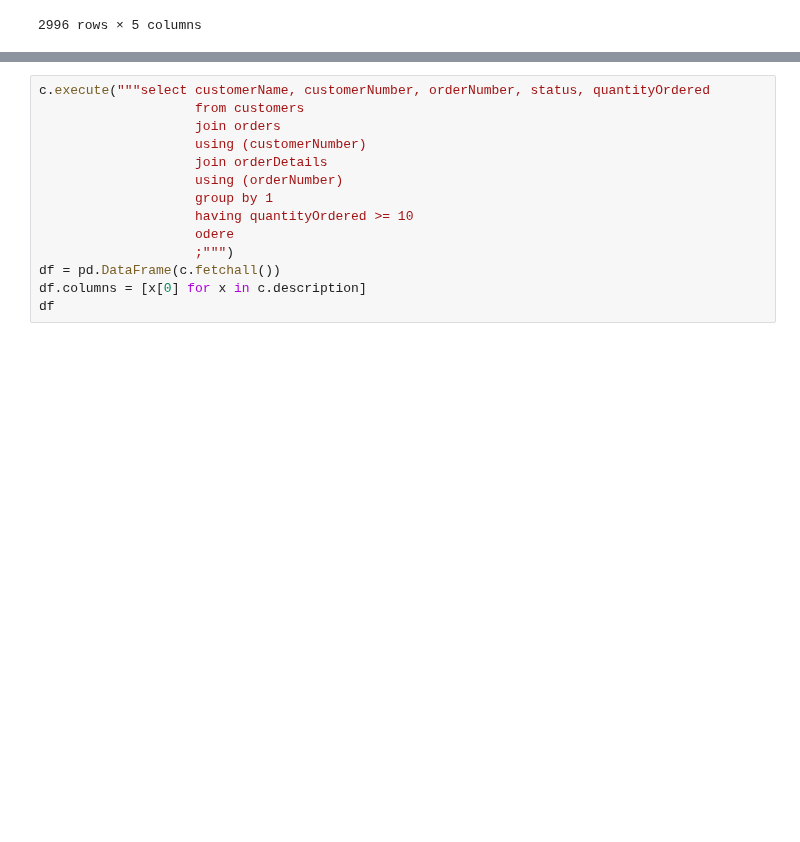
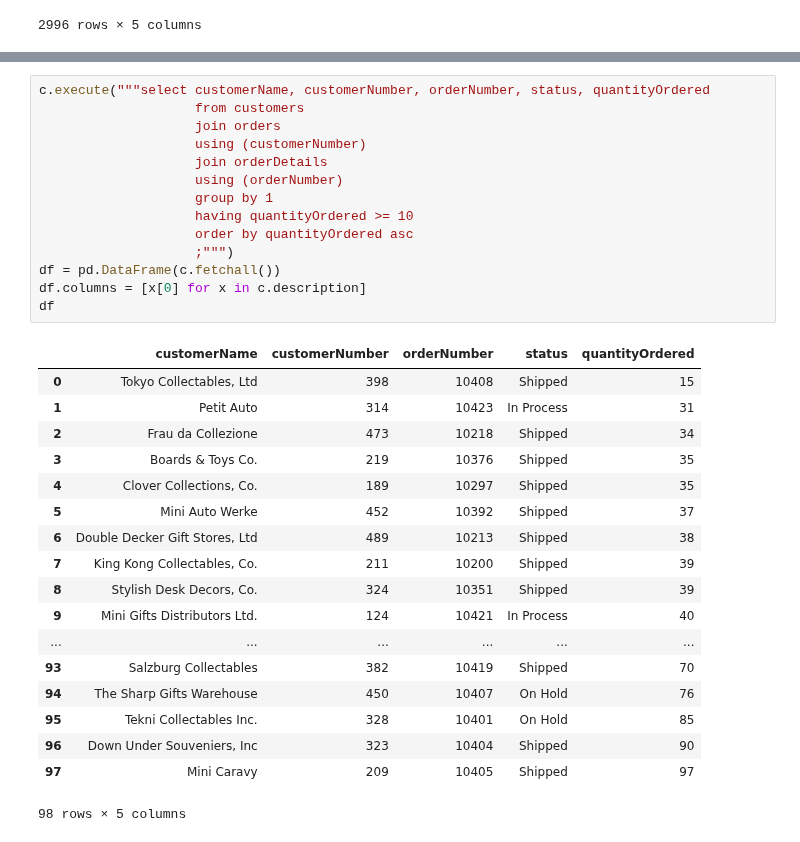
Before and after one commit to ColinFangshu/dsc-more-practice-with-sql-queries-lab-seattle-ds-career-051319, a Jupyter notebook: index.ipynb, the cells around one changed output, grey strips where cells are left out. Drawn from its saved outputs; the diff is of its cells as text; blank space fills up the shorter version.

```diff
--- a/index.ipynb
+++ b/index.ipynb
@@ -168,17 +168,36 @@ Now, repeat the last query, but only get orders from customers that have a quant
 # %%
 c.execute("""select customerName, customerNumber, orderNumber, status, quantityOrdered
                     from customers
                     join orders
                     using (customerNumber)
                     join orderDetails
                     using (orderNumber)
                     group by 1
                     having quantityOrdered >= 10
-                    odere
+                    order by quantityOrdered asc
                     ;""")
 df = pd.DataFrame(c.fetchall())
 df.columns = [x[0] for x in c.description]
 df
+# %% [output]
+|  | customerName | customerNumber | orderNumber | status | quantityOrdered |
+| 0 | Tokyo Collectables, Ltd | 398 | 10408 | Shipped | 15 |
+| 1 | Petit Auto | 314 | 10423 | In Process | 31 |
+| 2 | Frau da Collezione | 473 | 10218 | Shipped | 34 |
+| 3 | Boards & Toys Co. | 219 | 10376 | Shipped | 35 |
+| 4 | Clover Collections, Co. | 189 | 10297 | Shipped | 35 |
+| 5 | Mini Auto Werke | 452 | 10392 | Shipped | 37 |
+| 6 | Double Decker Gift Stores, Ltd | 489 | 10213 | Shipped | 38 |
+| 7 | King Kong Collectables, Co. | 211 | 10200 | Shipped | 39 |
+| 8 | Stylish Desk Decors, Co. | 324 | 10351 | Shipped | 39 |
+| 9 | Mini Gifts Distributors Ltd. | 124 | 10421 | In Process | 40 |
+| ... | ... | ... | ... | ... | ... |
+| 93 | Salzburg Collectables | 382 | 10419 | Shipped | 70 |
+| 94 | The Sharp Gifts Warehouse | 450 | 10407 | On Hold | 76 |
+| 95 | Tekni Collectables Inc. | 328 | 10401 | On Hold | 85 |
+| 96 | Down Under Souveniers, Inc | 323 | 10404 | Shipped | 90 |
+| 97 | Mini Caravy | 209 | 10405 | Shipped | 97 |
+98 rows × 5 columns
 # %% [markdown]
 #### Expected Output
 
```
